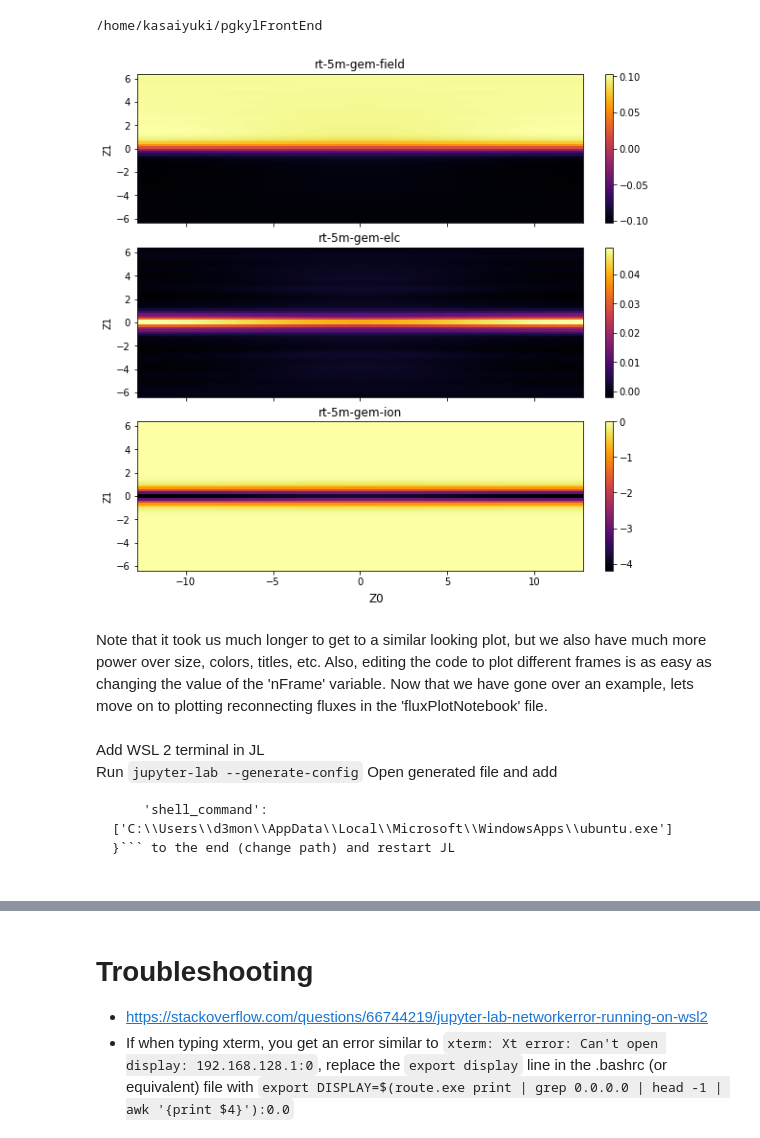
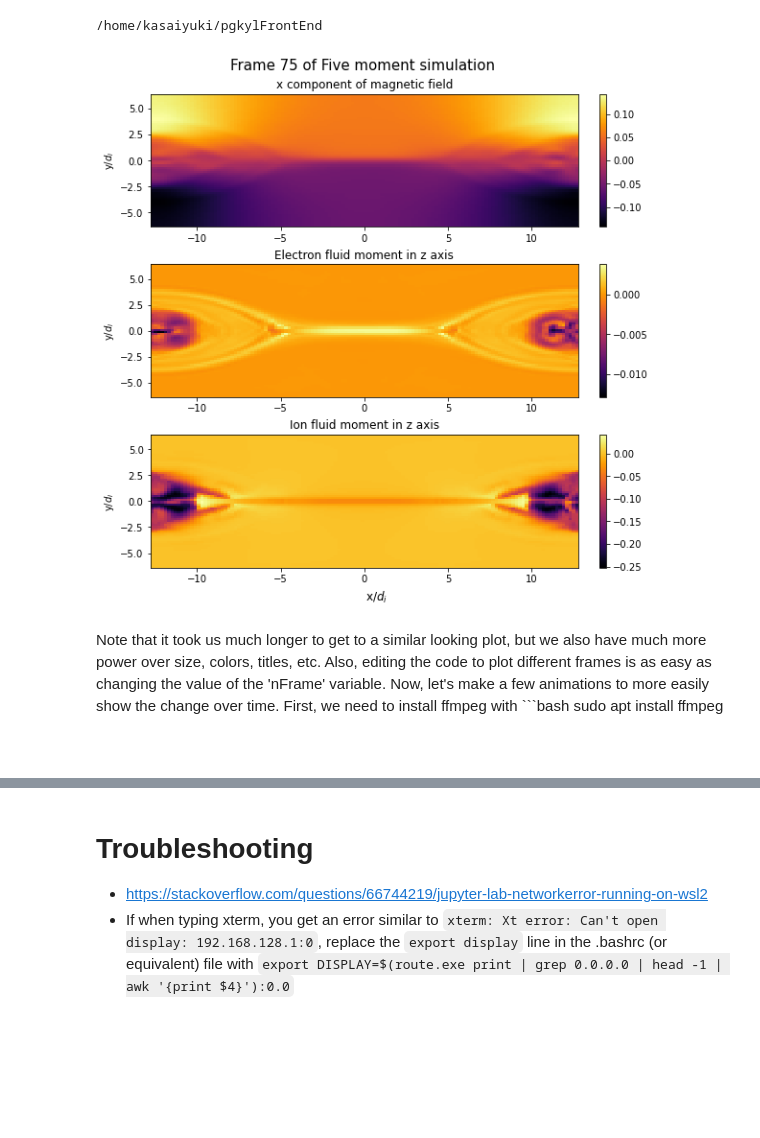
Before and after one commit to KasaiYuki/gkylnotebooks, a Jupyter notebook: Reconnection-Intro.ipynb, the cells around one changed output, grey strips where cells are left out. Cells and saved outputs as stored; diff of their text form; code cells hidden in the pictures; blank space fills up the shorter version.

````diff
--- a/Reconnection-Intro.ipynb
+++ b/Reconnection-Intro.ipynb
@@ -193,14 +206,13 @@ import matplotlib.pyplot as plt
 # import scipy as sp
 params = {} # Initialize dictionary to store plotting and other parameters
 
-# Tested to handle g0 and g2: VM, 5M, 10M
 # Requires a _params.txt file in your data directory of the form gkeyllOutputBasename_params.txt! See example_params.txt for formatting
 
-paramsFile = '/home/kasaiyuki/pgkylFrontEnd/rt-5m-gem-params.txt'
-fileNum = 5 # Controls which frame we are plotting - 0 is the initial conditions files
+paramsFile = '/home/kasaiyuki/gkylnotebooks/5-moment/rt-5m-gem-params.txt'
 suffix = '.gkyl'
 varids = ['bx', 'n_elc', 'uz_elc', 'n_ion', 'uz_ion']
-nFrame = 5 # Number of frames used in the generating file - corresponds to number of output file sets made
+nFrame = 100 # Number of frames used in the generating file - corresponds to number of output file sets made
+fileNum = 75
 dpsi = [0] * nFrame # Created "empty" list
 data = []
 # %% [output]
@@ -217,39 +229,34 @@ for i in range(len(varids)):
     coords = var.coords
     print(np.shape(data))
 # %%
-fig, axes = plt.subplots(nrows=3, figsize=(8, 8), constrained_layout=True, sharex=True, sharey=True)
-fig.supxlabel('Z0')
+fig, axes = plt.subplots(nrows=3, figsize=(8, 8), constrained_layout=True, sharey=True)
+fig.supxlabel('x/$d_i$')
+fig.suptitle(f"Frame {fileNum} of Five moment simulation", fontsize=15, x=0.475)
 
 # Plotting x component of magnetic field
-#im1 = axes[0].imshow(np.rot90(-1*data[0]), interpolation='none', origin='lower',
-#                     extent=[coords[0][0], coords[0][-1], coords[-1][0], coords[-1][-1]], cmap='gnuplot')
 im1 = axes[0].pcolormesh(coords[0], coords[1], np.transpose(data[0]), cmap='inferno')
-axes[0].set_ylabel("Z1")
-axes[0].set_title("rt-5m-gem-field")
+axes[0].set_ylabel("y/$d_i$")
+axes[0].set_title("x component of magnetic field")
 cbar = fig.colorbar(im1, ax=axes[0])
 
 # Plotting electron fluid moment in z axis
 im2 = axes[1].pcolormesh(coords[0], coords[1], np.transpose(data[1]*data[2]), cmap='inferno')
-axes[1].set_ylabel("Z1")
-axes[1].set_title("rt-5m-gem-elc")
+axes[1].set_ylabel("y/$d_i$")
+axes[1].set_title("Electron fluid moment in z axis")
 cbar = fig.colorbar(im2, ax=axes[1])
 
 # Plotting ion fluid moment in z axis
 mass = 25 # multiply by mass when plotting
 im3 = axes[2].pcolormesh(coords[0], coords[1], np.transpose(data[3]*data[4]*mass), cmap='inferno')
-axes[2].set_ylabel("Z1")
-axes[2].set_title("rt-5m-gem-ion")
+axes[2].set_ylabel("y/$d_i$")
+axes[2].set_title("Ion fluid moment in z axis")
 cbar = fig.colorbar(im3, ax=axes[2])
 
 plt.show()
+# fig.savefig(f'Frame{fileNum}.png', transparent=True)
 # %% [output]
-[figure, old version]
+[figure, new version]
 # %% [markdown]
-Note that it took us much longer to get to a similar looking plot, but we also have much more power over size, colors, titles, etc. Also, editing the code to plot different frames is as easy as changing the value of the 'nFrame' variable. Now that we have gone over an example, lets move on to plotting reconnecting fluxes in the 'fluxPlotNotebook' file.
+Note that it took us much longer to get to a similar looking plot, but we also have much more power over size, colors, titles, etc. Also, editing the code to plot different frames is as easy as changing the value of the 'nFrame' variable. Now, let's make a few animations to more easily show the change over time. First, we need to install ffmpeg with ```bash
+sudo apt install ffmpeg
+```, then we can use pgkyl to make the movies. Run the commands below and edit the 'img src' in the next cell to view them in the notebook. Sample videos are located in the assets folder to compare with. Don't worry if the commands take a minute or two to finish.
-# %% [markdown]
-Add WSL 2 terminal in JL\
-Run ```jupyter-lab --generate-config```
-Open generated file and add
-```c.NotebookApp.terminado_settings = {
-    'shell_command': ['C:\\Users\\d3mon\\AppData\\Local\\Microsoft\\WindowsApps\\ubuntu.exe']
-}``` to the end (change path) and restart JL
````
Also changed, not shown: parts of 14 cells of this notebook, 9 other files.
